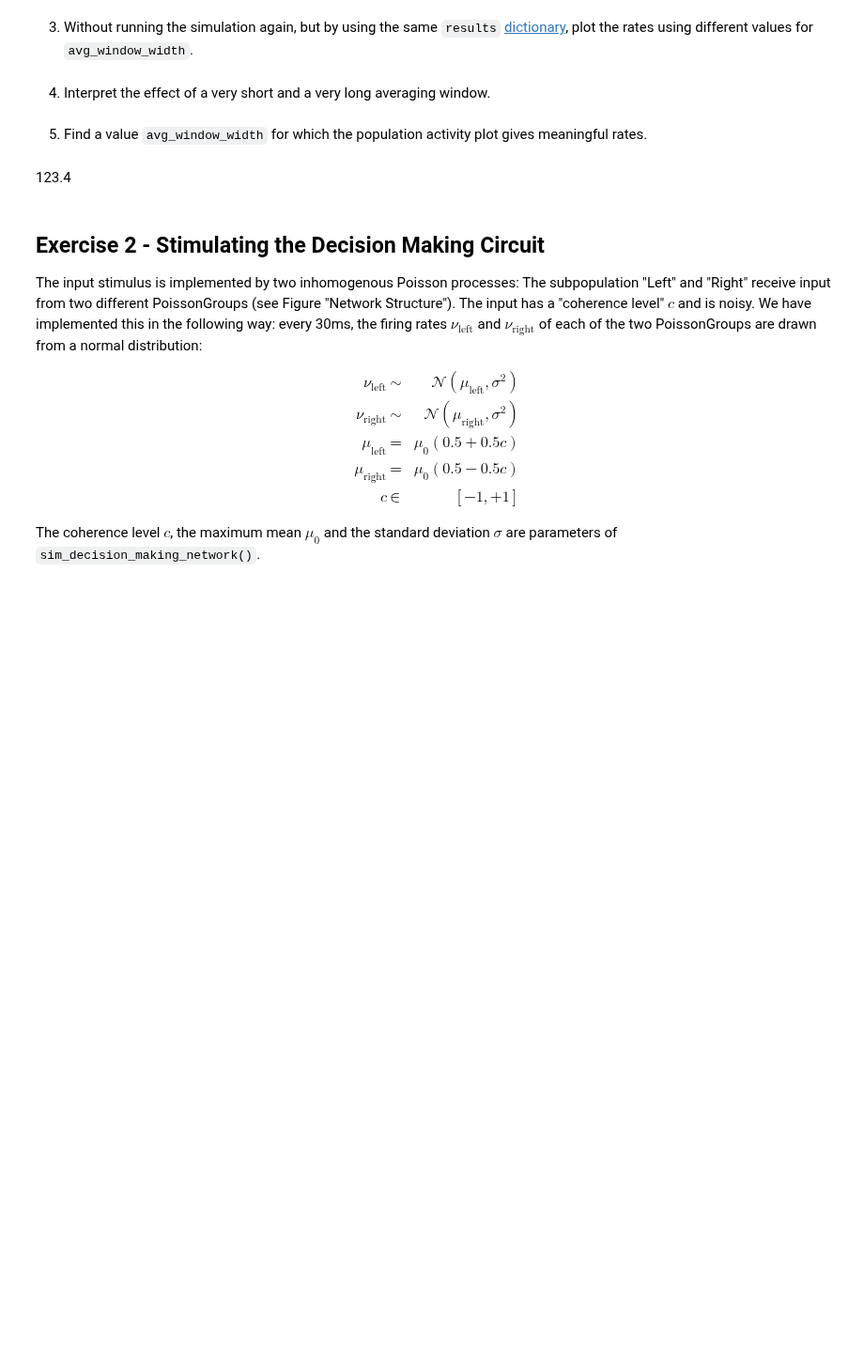
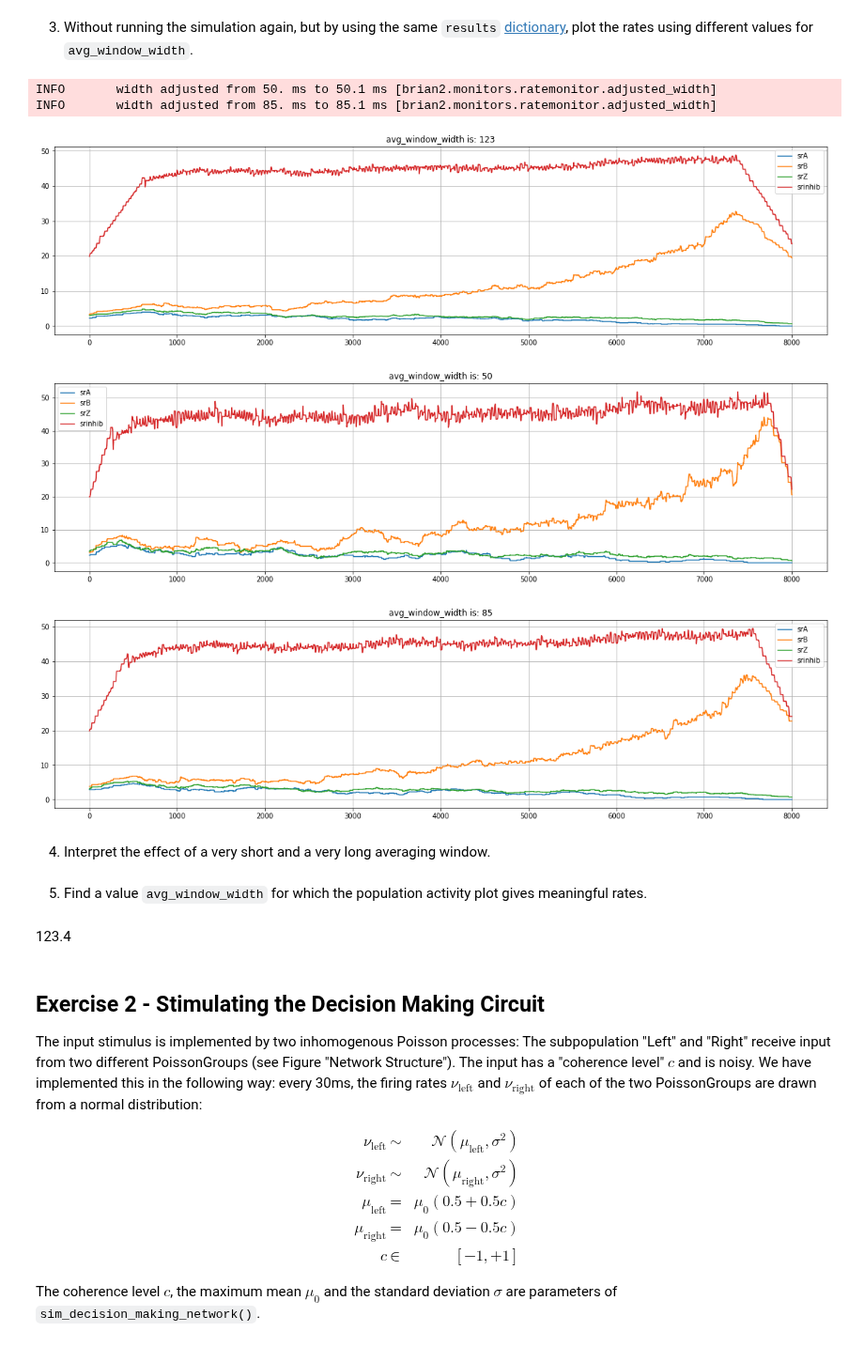
Before and after one commit to mackelab/msne-lsmlsda-2019, a Jupyter notebook: your-code/project4_ElAn/04_decision_making_1.ipynb, the cells around one changed output. Shown at 94% size. Cells and saved outputs as stored; diff of their text form; code cells hidden in the pictures; blank space fills up the shorter version.

```diff
--- a/your-code/project4_ElAn/04_decision_making_1.ipynb
+++ b/your-code/project4_ElAn/04_decision_making_1.ipynb
@@ -183,14 +174,15 @@ INFO       width adjusted from 85. ms to 85.1 ms [brian2.monitors.ratemonitor.ad
 # %% [markdown]
 3.   Without running the simulation again, but by using the same `results` [dictionary](https://docs.python.org/3/tutorial/datastructures.html?highlight=dictionary#dictionaries), plot the rates using different values for `avg_window_width`.
 # %%
-# Second Part of Exercise 1 Rate thingy
+# Second Part of Exercise 1 Rate
+import matplotlib.pyplot as plt
 avg_window_width = 123*b2.ms
 srA = results["rate_monitor_A"].smooth_rate(window="flat", width=avg_window_width)/b2.Hz
 srB = results["rate_monitor_B"].smooth_rate(window="flat", width=avg_window_width)/b2.Hz
 srZ = results["rate_monitor_Z"].smooth_rate(window="flat", width=avg_window_width)/b2.Hz
 srinhib = results["rate_monitor_inhib"].smooth_rate(window="flat", width=avg_window_width)/b2.Hz
 
-plt.figure(figsize=(20,5))
+ax = plt.figure(figsize=(20,5))
 plt.plot(srA, label = "srA")
 plt.plot(srB, label = "srB")
 plt.plot(srZ, label = "srZ")
@@ -202,34 +194,40 @@ plt.grid()
 
 avg_window_width = 50*b2.ms
 srA = results["rate_monitor_A"].smooth_rate(window="flat", width=avg_window_width)/b2.Hz
 srB = results["rate_monitor_B"].smooth_rate(window="flat", width=avg_window_width)/b2.Hz
 srZ = results["rate_monitor_Z"].smooth_rate(window="flat", width=avg_window_width)/b2.Hz
 srinhib = results["rate_monitor_inhib"].smooth_rate(window="flat", width=avg_window_width)/b2.Hz
 
 plt.figure(figsize=(20,5))
 plt.plot(srA, label = "srA")
 plt.plot(srB, label = "srB")
 plt.plot(srZ, label = "srZ")
-plt.plot(srinhib, label = "srinhib"
+plt.plot(srinhib, label = "srinhib")
 plt.legend()
 plt.title("avg_window_width is: 50")
 plt.grid()
 
 
 avg_window_width = 85*b2.ms
 srA = results["rate_monitor_A"].smooth_rate(window="flat", width=avg_window_width)/b2.Hz
 srB = results["rate_monitor_B"].smooth_rate(window="flat", width=avg_window_width)/b2.Hz
 srZ = results["rate_monitor_Z"].smooth_rate(window="flat", width=avg_window_width)/b2.Hz
 srinhib = results["rate_monitor_inhib"].smooth_rate(window="flat", width=avg_window_width)/b2.Hz
 
 plt.figure(figsize=(20,5))
 plt.plot(srA, label = "srA")
 plt.plot(srB, label = "srB")
 plt.plot(srZ, label = "srZ")
 plt.plot(srinhib, label = "srinhib")
 plt.legend()
 plt.title("avg_window_width is: 85")
 plt.grid()
+# %% [output]
+INFO       width adjusted from 50. ms to 50.1 ms [brian2.monitors.ratemonitor.adjusted_width]
+INFO       width adjusted from 85. ms to 85.1 ms [brian2.monitors.ratemonitor.adjusted_width]
+[figure, added]
+[figure, added]
+[figure, added]
 # %% [markdown]
 4.   Interpret the effect of a very short and a very long averaging window.
 # %% [markdown]
```
Also changed, not shown: parts of 7 cells of this notebook.
